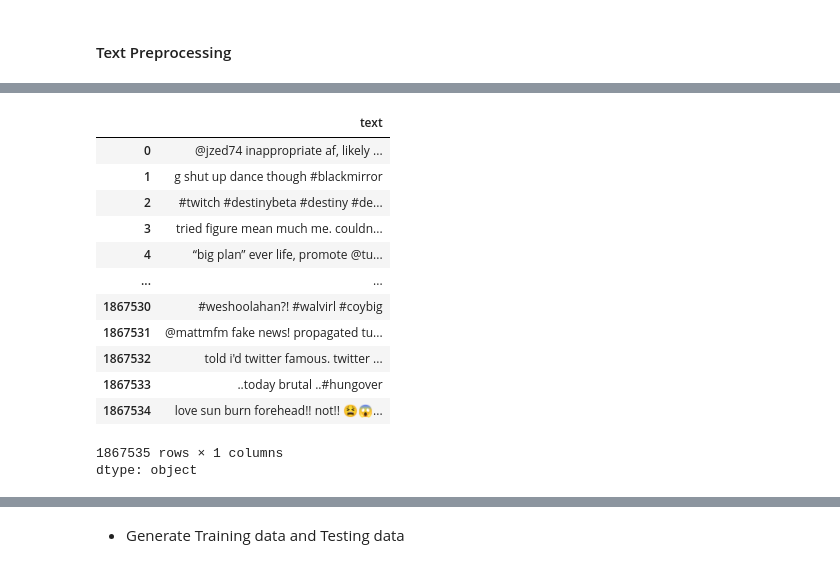
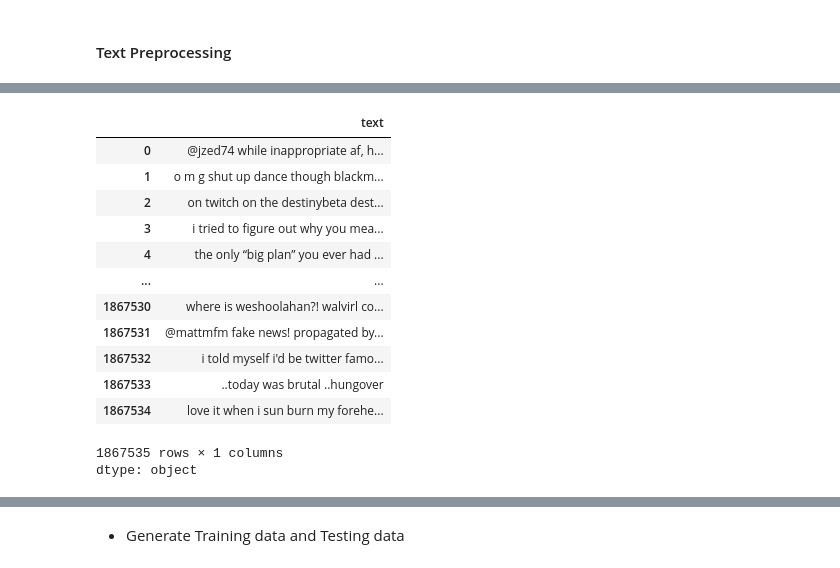
Before and after one commit to BORYA-dev/DM2024-Lab2-Homework, a Jupyter notebook: DM2024-Lab2-Homework.ipynb, the cells around one changed output, grey strips where cells are left out. Cells and saved outputs as stored; diff of their text form; code cells hidden in the pictures.

```diff
--- a/DM2024-Lab2-Homework.ipynb
+++ b/DM2024-Lab2-Homework.ipynb
@@ -190,3 +204,5 @@ dataset = data_df['text'].str.lower()
 # remove <lh>
 dataset = dataset.apply(lambda x: x.replace("<lh>",""))
 dataset = dataset.apply(lambda x: x.replace("<LH>",""))
+dataset = dataset.apply(lambda x: x.replace("#",""))
+dataset
@@ -193,40 +224,48 @@ dataset = dataset.apply(lambda x: x.replace("<LH>",""))
 # %%
 # english_stop_words
-stopwordlist = ['a', 'about', 'above', 'after', 'again', 'ain', 'all', 'am', 'an',
-          'and','any','are', 'as', 'at', 'be', 'because', 'been', 'before',
-          'being', 'below', 'between','both', 'by', 'can', 'd', 'did', 'do',
-          'does', 'doing', 'down', 'during', 'each','few', 'for', 'from',
-          'further', 'had', 'has', 'have', 'having', 'he', 'her', 'here',
-          'hers', 'herself', 'him', 'himself', 'his', 'how', 'i', 'if', 'in',
-          'into','is', 'it', 'its', 'itself', 'just', 'll', 'm', 'ma',
-          'me', 'more', 'most','my', 'myself', 'now', 'o', 'of', 'on', 'once',
-          'only', 'or', 'other', 'our', 'ours','ourselves', 'out', 'own', 're','s', 'same', 'she', "shes", 'should', "shouldve",'so', 'some', 'such',
-          't', 'than', 'that', "thatll", 'the', 'their', 'theirs', 'them',
-          'themselves', 'then', 'there', 'these', 'they', 'this', 'those',
-          'through', 'to', 'too','under', 'until', 've', 'very', 'was',
-          'we', 'were', 'what', 'when', 'where','which','while', 'who', 'whom',
-          'why', 'will', 'with', 'won', 'y', 'you', "youd","youll", "youre",
-          "youve", 'your', 'yours', 'yourself', 'yourselves']
+from nltk.corpus import stopwords
+
+# 取得英文的停用詞列表
+
+stopwordlist ={'$','%','&',"'",'(',')','*','+',',','-','.','/',':',';','<','=','>','[','\\',']','^','_','`','{','|','}','~',"and"}
+
+
+
+# stopwordlist = ['a', 'about', 'again', 'ain', 'am', 'an',
+#           'and','any','are', 'as', 'at', 'be', 'been',
+#           'being', 'below', 'between','both', 'by', 'can', 'd', 'did', 'do',
+#           'does', 'doing', 'during', 'each','few', 'for', 'from',
+#           , 'had', 'has', 'have', 'having', 'he', 'her', 'here',
+#           'hers', 'herself', 'him', 'himself', 'his', 'how', 'i', 'if', 'in',
+#           'into','is', 'it', 'its', 'itself', 'just', 'll', 'm', 'ma',
+#           'me', 'more', 'most','my', 'myself', 'now', 'o', 'of', 'on', 'once',
+#           'only', 'or', 'other', 'our', 'ours','ourselves', 'out', 'own', 're','s', 'same', 'she', "shes", 'should', "shouldve",'so', 'some', 'such',
+#           't', 'than', 'that', "thatll", 'the', 'their', 'theirs', 'them',
+#           'themselves', 'then', 'there', 'these', 'they', 'this', 'those',
+#           'through', 'to', 'too','under', 'until', 've', 'very', 'was',
+#           'we', 'were', 'what', 'when', 'where','which','while', 'who', 'whom',
+#           'why', 'will', 'with', 'won', 'y', 'you', "youd","youll", "youre",
+#           "youve", 'your', 'yours', 'yourself', 'yourselves']
 # %%
 # remove stopped words
-STOPWORDS = set(stopwordlist)
+
 def cleaning_stopwords(text):
-    return " ".join([word for word in str(text).split() if word not in STOPWORDS])
+    return " ".join([word for word in str(text).split() if word not in stopwordlist])
 temp = dataset.apply(lambda text: cleaning_stopwords(text))
 temp
 # %% [output]
 |  | text |
-| 0 | @jzed74 inappropriate af, likely ... |
-| 1 | g shut up dance though #blackmirror |
-| 2 | #twitch #destinybeta #destiny #de... |
-| 3 | tried figure mean much me. couldn... |
-| 4 | “big plan” ever life, promote @tu... |
+| 0 | @jzed74 while inappropriate af, h... |
+| 1 | o m g shut up dance though blackm... |
+| 2 | on twitch on the destinybeta dest... |
+| 3 | i tried to figure out why you mea... |
+| 4 | the only “big plan” you ever had ... |
 | ... | ... |
-| 1867530 | #weshoolahan?! #walvirl #coybig |
-| 1867531 | @mattmfm fake news! propagated tu... |
-| 1867532 | told i'd twitter famous. twitter ... |
-| 1867533 | ..today brutal ..#hungover |
-| 1867534 | love sun burn forehead!! not!! 😫😱... |
+| 1867530 | where is weshoolahan?! walvirl co... |
+| 1867531 | @mattmfm fake news! propagated by... |
+| 1867532 | i told myself i'd be twitter famo... |
+| 1867533 | ..today was brutal ..hungover |
+| 1867534 | love it when i sun burn my forehe... |
 1867535 rows × 1 columns
 dtype: object
 # %%
```
Also changed, not shown: parts of 20 cells of this notebook.
